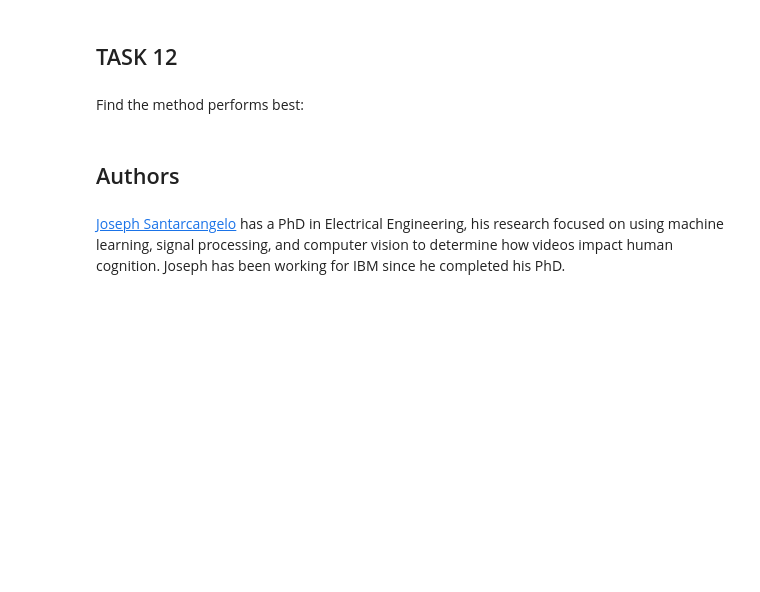
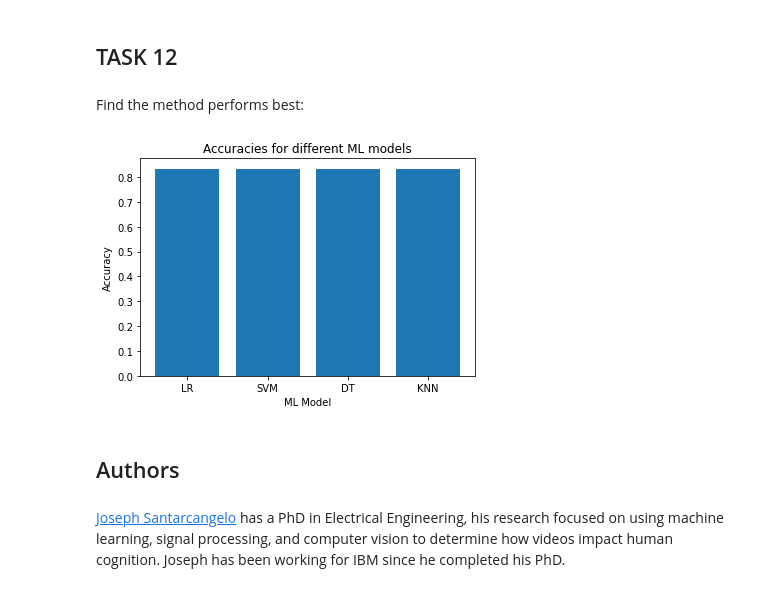
Before and after one commit to chandraannem-UI/IIBM-capstone-spacex, a Jupyter notebook: ML Prediction.ipynb, the cells around one changed output. Cells and saved outputs as stored; diff of their text form; code cells hidden in the pictures; blank space fills up the shorter version.

```diff
--- a/ML Prediction.ipynb
+++ b/ML Prediction.ipynb
@@ -316,6 +316,16 @@ plot_confusion_matrix(Y_test,yhat)
 ## TASK  12
 # %% [markdown]
 Find the method performs best:
+# %%
+models_tried = ['LR','SVM','DT','KNN']
+Accuracies = [logreg_cv.score(X_test,Y_test),svm_cv.score(X_test,Y_test),tree_cv.score(X_test,Y_test),knn_cv.score(X_test,Y_test)]
+plt.bar(models_tried,Accuracies)
+plt.title('Accuracies for different ML models')
+plt.xlabel('ML Model')
+plt.ylabel('Accuracy')
+plt.show()
+# %% [output]
+[figure, added]
 # %% [markdown]
 ## Authors
 # %% [markdown]
```
Also changed, not shown: parts of 2 cells of this notebook.
